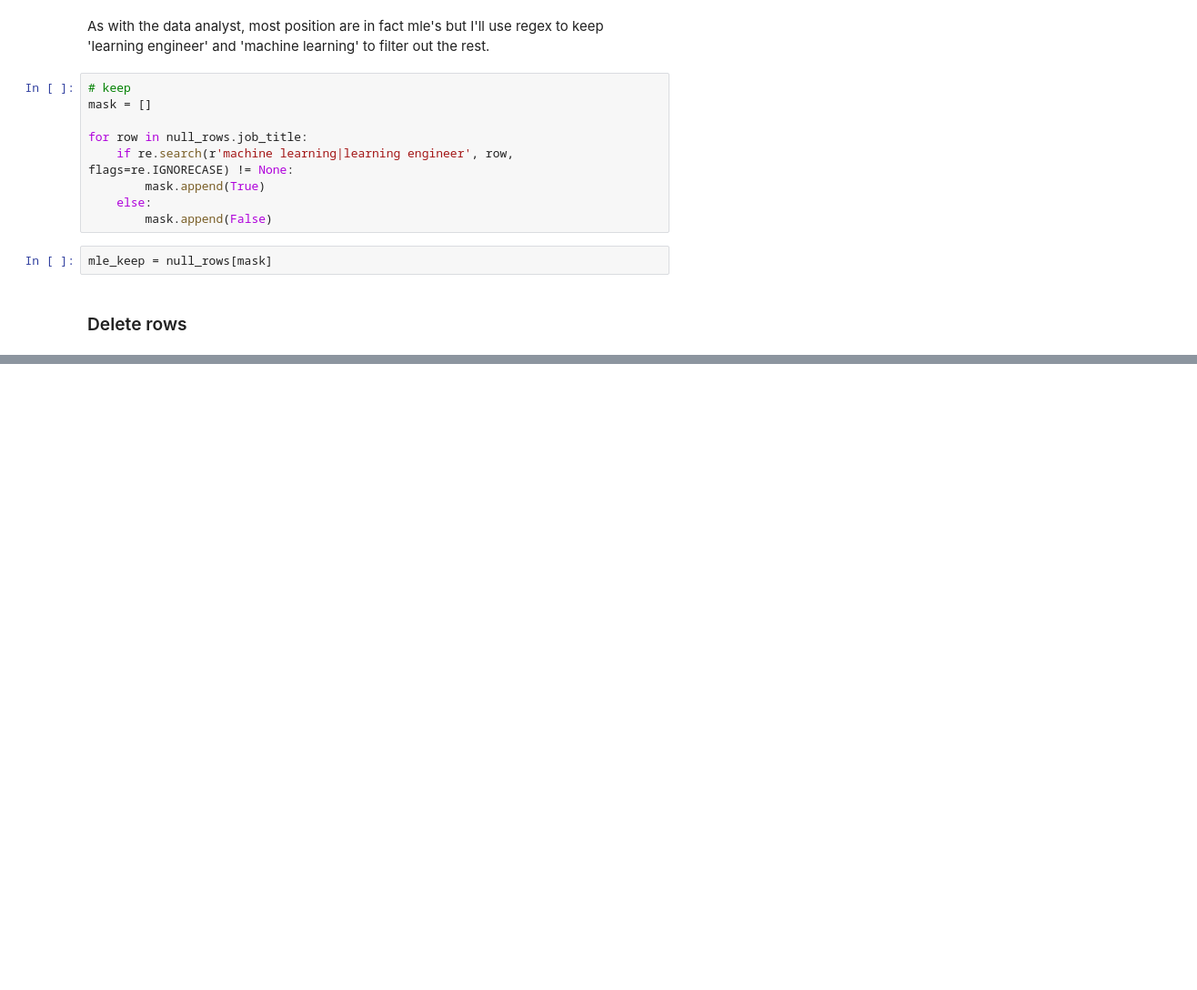
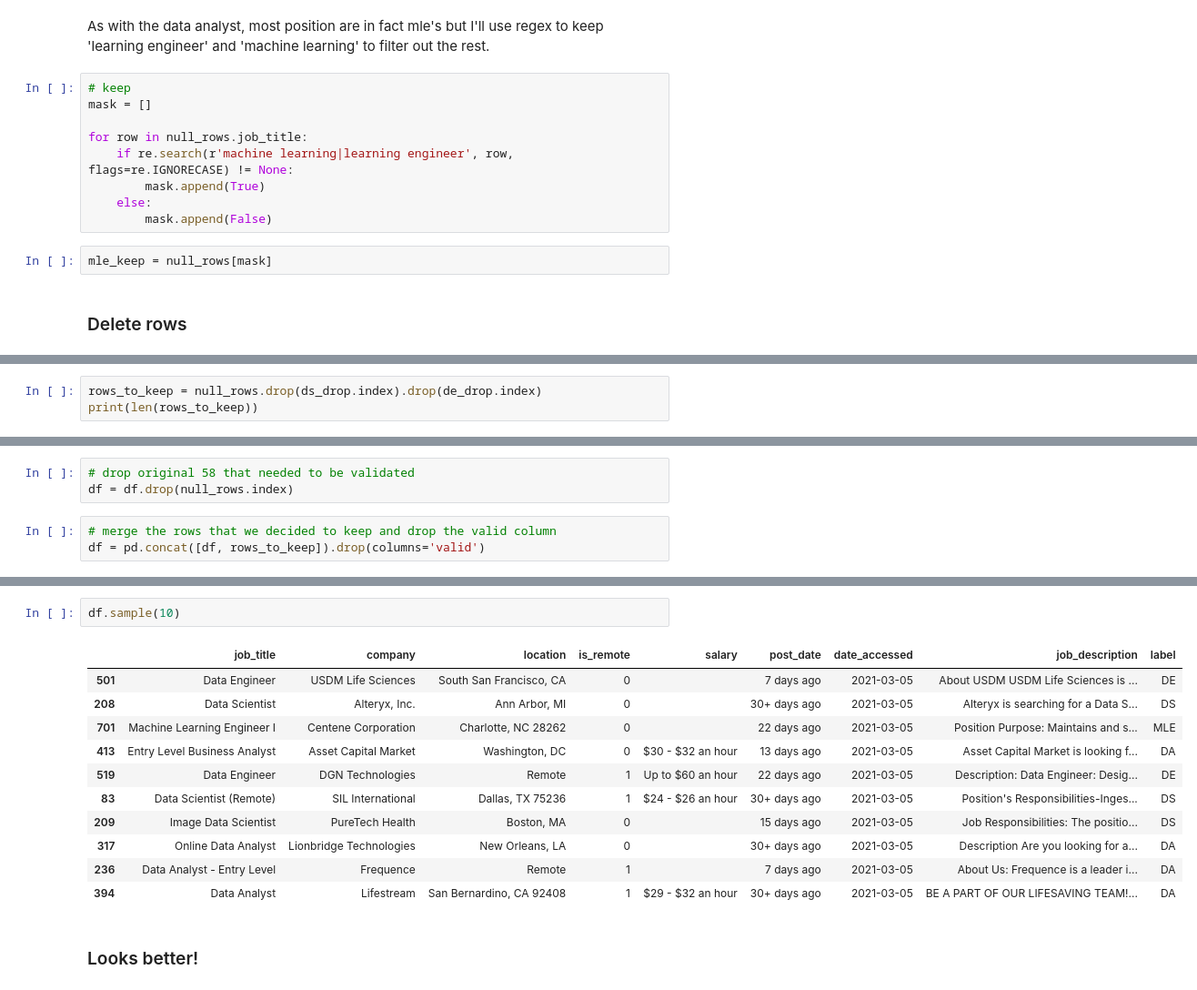
Before and after one commit to Brandon-Martinez27/data-job-resume-booster, a Jupyter notebook: prepare.ipynb, the cells around one changed output, grey strips where cells are left out. Shown: that part at 91% size. Drawn from its saved outputs; the diff is of its cells as text; blank space fills up the shorter version.

Commit message:
successfully added labels to data

```diff
--- a/prepare.ipynb
+++ b/prepare.ipynb
@@ -260,0 +258,3 @@ ValueError: Lengths must match to compare
+# %%
+rows_to_keep = null_rows.drop(ds_drop.index).drop(de_drop.index)
+print(len(rows_to_keep))
@@ -260,0 +263,6 @@ ValueError: Lengths must match to compare
+# %%
+# drop original 58 that needed to be validated
+df = df.drop(null_rows.index)
+# %%
+# merge the rows that we decided to keep and drop the valid column
+df = pd.concat([df, rows_to_keep]).drop(columns='valid')
@@ -260,0 +288,16 @@ ValueError: Lengths must match to compare
+# %%
+df.sample(10)
+# %% [output]
+|  | job_title | company | location | is_remote | salary | post_date | date_accessed | job_description | label |
+| 501 | Data Engineer | USDM Life Sciences | South San Francisco, CA | 0 |  | 7 days ago | 2021-03-05 | About USDM USDM Life Sciences is ... | DE |
+| 208 | Data Scientist | Alteryx, Inc. | Ann Arbor, MI | 0 |  | 30+ days ago | 2021-03-05 | Alteryx is searching for a Data S... | DS |
+| 701 | Machine Learning Engineer I | Centene Corporation | Charlotte, NC 28262 | 0 |  | 22 days ago | 2021-03-05 | Position Purpose: Maintains and s... | MLE |
+| 413 | Entry Level Business Analyst | Asset Capital Market | Washington, DC | 0 | $30 - $32 an hour | 13 days ago | 2021-03-05 | Asset Capital Market is looking f... | DA |
+| 519 | Data Engineer | DGN Technologies | Remote | 1 | Up to $60 an hour | 22 days ago | 2021-03-05 | Description: Data Engineer: Desig... | DE |
+| 83 | Data Scientist (Remote) | SIL International | Dallas, TX 75236 | 1 | $24 - $26 an hour | 30+ days ago | 2021-03-05 | Position's Responsibilities-Inges... | DS |
+| 209 | Image Data Scientist | PureTech Health | Boston, MA | 0 |  | 15 days ago | 2021-03-05 | Job Responsibilities: The positio... | DS |
+| 317 | Online Data Analyst | Lionbridge Technologies | New Orleans, LA | 0 |  | 30+ days ago | 2021-03-05 | Description Are you looking for a... | DA |
+| 236 | Data Analyst - Entry Level | Frequence | Remote | 1 |  | 7 days ago | 2021-03-05 | About Us: Frequence is a leader i... | DA |
+| 394 | Data Analyst | Lifestream | San Bernardino, CA 92408 | 1 | $29 - $32 an hour | 30+ days ago | 2021-03-05 | BE A PART OF OUR LIFESAVING TEAM!... | DA |
+# %% [markdown]
+### Looks better!
```
Also changed, not shown: parts of 3 cells of this notebook.
